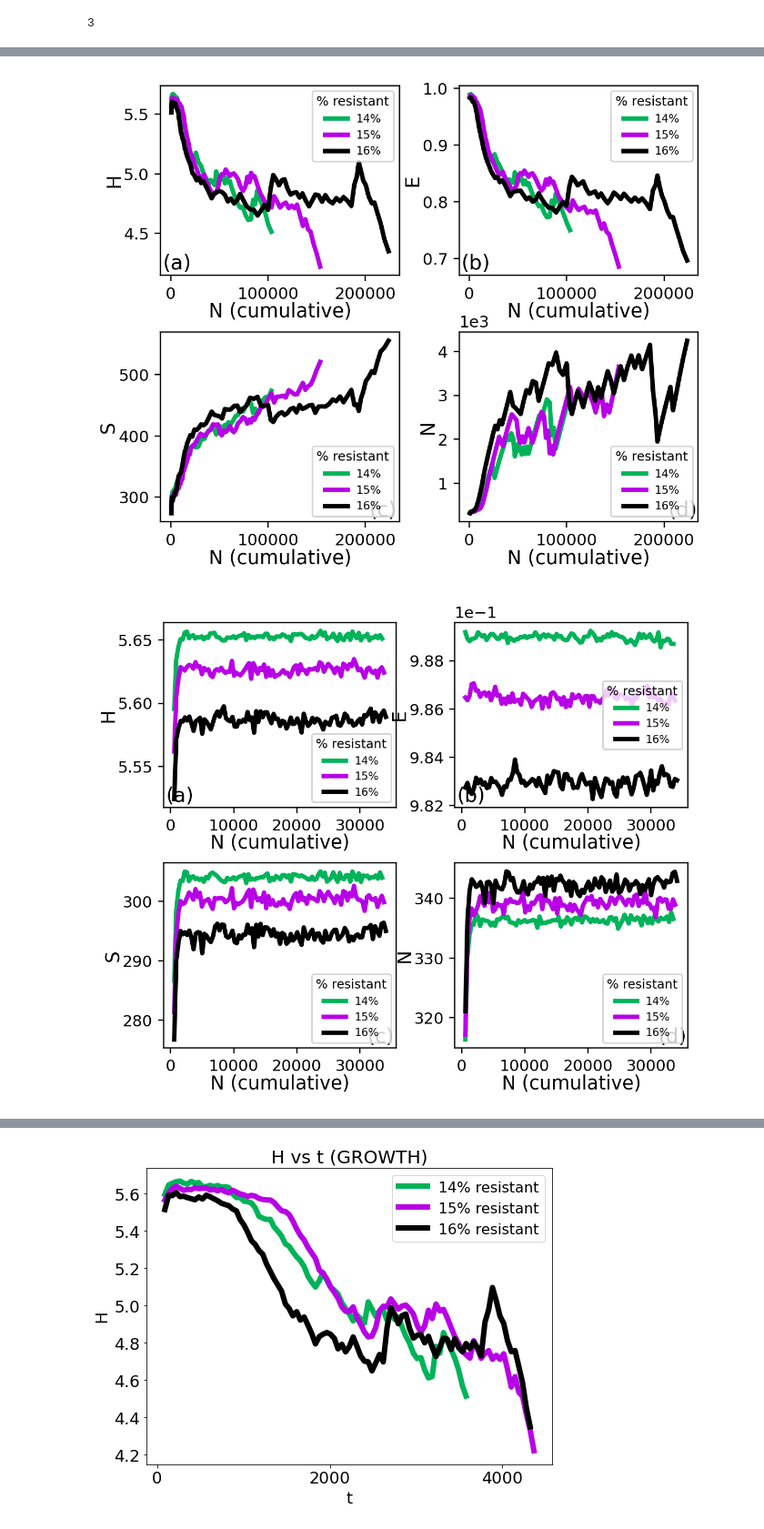
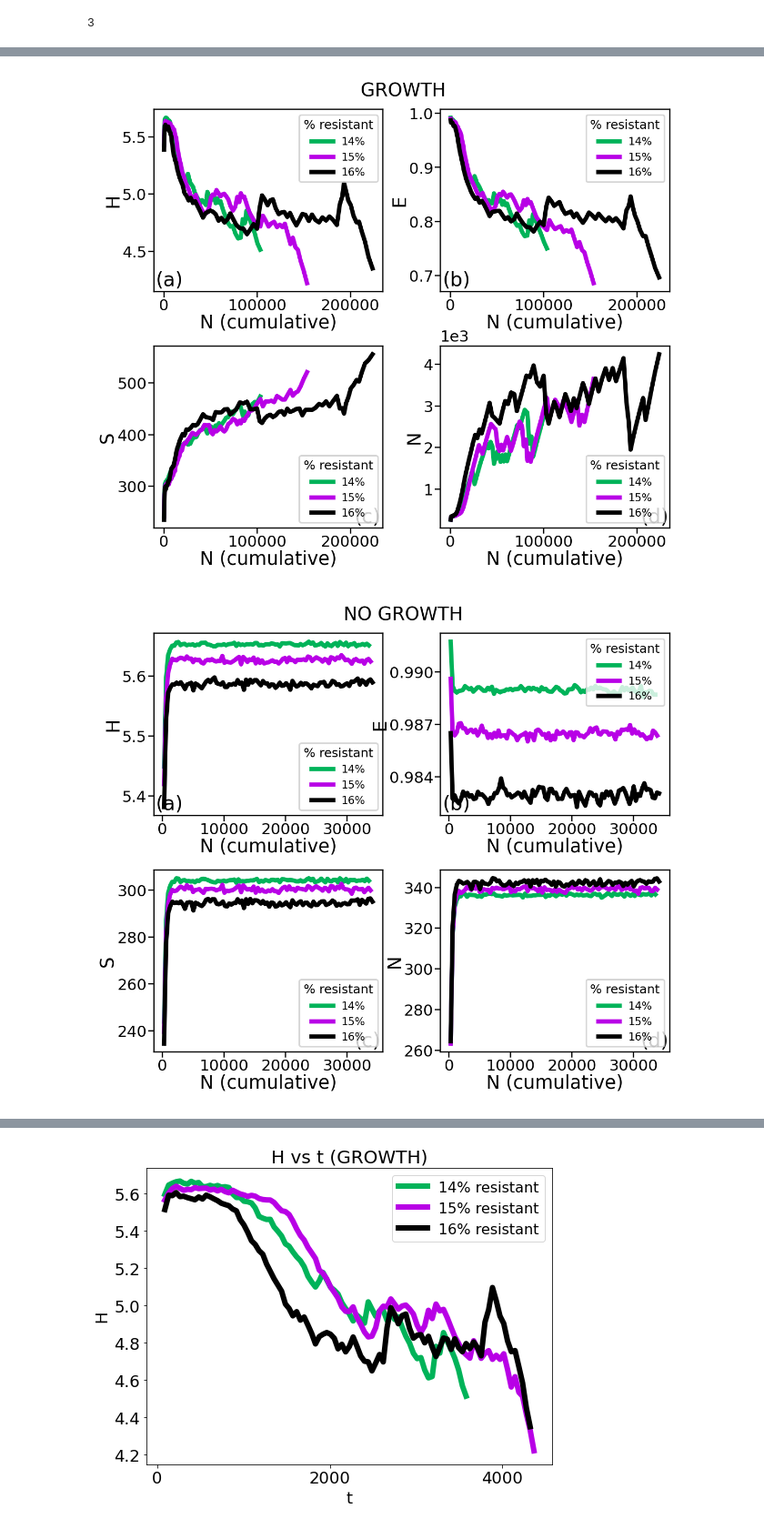
Before and after one commit to patricksinclair/multispecies_postprocessing, a Jupyter notebook: geno_distbs/varying_susceps/multispecies_shannon_plotter.ipynb, the cells around one changed output, grey strips where cells are left out. Shown at 91% size. Drawn from its saved outputs; the diff is of its cells as text; code cells hidden in the pictures.

```diff
--- a/geno_distbs/varying_susceps/multispecies_shannon_plotter.ipynb
+++ b/geno_distbs/varying_susceps/multispecies_shannon_plotter.ipynb
@@ -584,6 +684,8 @@ shannon_data_dict_list_GROWTH = [pc_res_14_shannon_data_GROWTH, pc_res_15_shanno
 shannon_data_dict_list_NOGROWTH = [pc_res_14_shannon_data_NOGROWTH, pc_res_15_shannon_data_NOGROWTH, pc_res_16_shannon_data_NOGROWTH]
 
 shannon_data_dict_list_GROWTH_EDGE = [pc_res_14_shannon_data_GROWTH_EDGE, pc_res_15_shannon_data_GROWTH_EDGE, pc_res_16_shannon_data_GROWTH_EDGE]
+
+shannon_data_dict_list_GROWTH_CORE = [pc_res_14_shannon_data_GROWTH_CORE, pc_res_15_shannon_data_GROWTH_CORE, pc_res_16_shannon_data_GROWTH_CORE]
 
 
 #for each of these lists, each element is the processed data for a different pc_res: i 0 = 14%, i 1 = 15% etc
@@ -595,6 +697,8 @@ print(len(t_list_GROWTH))
 t_list_NOGROWTH, nBac_list_NOGROWTH, H_list_NOGROWTH, E_list_NOGROWTH, S_list_NOGROWTH = getAverageAndCollateShannonDataIntoLists(shannon_data_dict_list_NOGROWTH)
 
 t_list_GROWTH_EDGE, nBac_list_GROWTH_EDGE, H_list_GROWTH_EDGE, E_list_GROWTH_EDGE, S_list_GROWTH_EDGE = getAverageAndCollateShannonDataIntoLists(shannon_data_dict_list_GROWTH_EDGE)
+
+t_list_GROWTH_CORE, nBac_list_GROWTH_CORE, H_list_GROWTH_CORE, E_list_GROWTH_CORE, S_list_GROWTH_CORE = getAverageAndCollateShannonDataIntoLists(shannon_data_dict_list_GROWTH_CORE)
 # %% [output]
 3
 # %%
@@ -653,7 +757,7 @@ def plotPhaseComparisons(x_data_list, y_data_list, pc_res_vals, x_label, y_label
     #plt.savefig("shannon_calc_plots/"+filename, bbox_inches="tight")
     plt.show()
 # %%
-def plotPhaseComparisons2x2(x_data_list, y_data_list, x_label, y_label_list, title_list, filename):
+def plotPhaseComparisons2x2(x_data_list, y_data_list, x_label, y_label_list, title_list, sup_title, filename):
     '''
     method to create a 2x2 plot of the shannon data plots
     y_data_list is a list containing the shannon data arrays H, E, S, N
@@ -682,11 +786,14 @@ def plotPhaseComparisons2x2(x_data_list, y_data_list, x_label, y_label_list, tit
 
         for x_data, y_data, colour_val, pc_res_val in zip(x_data_list, y_data_sublist, colour_list, pc_res_vals):
 
-            ax.plot(x_data[2:], y_data[2:], label=str(pc_res_val)+"%", lw=line_width, color=colour_val)
+            ax.plot(x_data[1:], y_data[1:], label=str(pc_res_val)+"%", lw=line_width, color=colour_val)
 
         ax.set_xlabel(x_label, fontsize=labelSize, labelpad=0.1)
         ax.set_ylabel(y_label, fontsize=labelSize, labelpad=0.1)
-        ax.ticklabel_format(axis='y', style='sci', scilimits=(0,3))
+        if i == 3: ax.ticklabel_format(axis='y', style='sci', scilimits=(0,3))
+        ax.tick_params(axis='both', which='major', pad=1)
+
+        if i == 1: ax.yaxis.set_major_locator(plt.MaxNLocator(4))
         #ax.title(title, fontsize=titleSize)
         #plt.semilogy()
         #ax.set_xticks(fontsize=numbersize)
@@ -694,11 +801,14 @@ def plotPhaseComparisons2x2(x_data_list, y_data_list, x_label, y_label_list, tit
         plt.rcParams['legend.title_fontsize'] = '8'
         ax.legend(fontsize=7, title="% resistant")
 
+
+
         if i < 2 : ax.text(0.01, 0.03, "("+letter+")", transform=ax.transAxes, fontsize=12.8)
         else: ax.text(0.875, 0.03, "("+letter+")", transform=ax.transAxes, fontsize=12.8)
 
         i += 1
     plt.subplots_adjust(wspace=0.25, hspace=0.3)
+    fig.suptitle(sup_title, y=0.93)
 
     plt.savefig("shannon_calc_plots/"+filename+".pdf", bbox_inches='tight')
     plt.show()
@@ -708,4 +818,5 @@ title_list = ["1", "2", "3", "4"]
 shannon_yData_GROWTH = [H_list_GROWTH, E_list_GROWTH, S_list_GROWTH, nBac_list_GROWTH]
 shannon_yData_NOGROWTH = [H_list_NOGROWTH, E_list_NOGROWTH, S_list_NOGROWTH, nBac_list_NOGROWTH]
 shannon_yData_GROWTH_EDGE = [H_list_GROWTH_EDGE, E_list_GROWTH_EDGE, S_list_GROWTH_EDGE, nBac_list_GROWTH_EDGE]
+shannon_yData_GROWTH_CORE = [H_list_GROWTH_CORE, E_list_GROWTH_CORE, S_list_GROWTH_CORE, nBac_list_GROWTH_CORE]
 # %%
@@ -727,11 +842,13 @@ plotPhaseComparisons2x2(nBac_list_GROWTH_EDGE, shannon_yData_GROWTH_EDGE, "N", y
 # %%
 N_x_list_GROWTH = [np.cumsum(np.array(nBac)) for nBac in nBac_list_GROWTH]
 N_x_list_NOGROWTH = [np.cumsum(np.array(nBac)) for nBac in nBac_list_NOGROWTH]
 N_x_list_GROWTH_EDGE = [np.cumsum(np.array(nBac)) for nBac in nBac_list_GROWTH_EDGE]
+N_x_list_GROWTH_CORE = [np.cumsum(np.array(nBac)) for nBac in nBac_list_GROWTH_CORE]
 
-plotPhaseComparisons2x2(N_x_list_GROWTH, shannon_yData_GROWTH, "N (cumulative)", y_label_list, title_list, "2x2_shannonData_vs_N_cumulative_GROWTH")
-plotPhaseComparisons2x2(N_x_list_NOGROWTH, shannon_yData_NOGROWTH, "N (cumulative)", y_label_list, title_list, "2x2_shannonData_vs_N_cumulative_NOGROWTH")
-plotPhaseComparisons2x2(N_x_list_GROWTH_EDGE, shannon_yData_GROWTH_EDGE, "N (cumulative)", y_label_list, title_list, "2x2_shannonData_vs_N_cumulative_GROWTH_EDGE")
+plotPhaseComparisons2x2(N_x_list_GROWTH, shannon_yData_GROWTH, "N (cumulative)", y_label_list, title_list, "GROWTH", "2x2_shannonData_vs_N_cumulative_GROWTH")
+plotPhaseComparisons2x2(N_x_list_NOGROWTH, shannon_yData_NOGROWTH, "N (cumulative)", y_label_list, title_list, "NO GROWTH", "2x2_shannonData_vs_N_cumulative_NOGROWTH")
+plotPhaseComparisons2x2(N_x_list_GROWTH_EDGE, shannon_yData_GROWTH_EDGE, "N (cumulative)", y_label_list, title_list, "GROWTH EDGE", "2x2_shannonData_vs_N_cumulative_GROWTH_EDGE")
+plotPhaseComparisons2x2(N_x_list_GROWTH_CORE, shannon_yData_GROWTH_CORE, "N (cumulative)", y_label_list, title_list, "GROWTH CORE", "2x2_shannonData_vs_N_cumulative_GROWTH_CORE")
 # %% [output]
-[figure, old version]
+[figure, new version]
-[figure, old version]
+[figure, new version]
```
Also changed, not shown: parts of 9 cells of this notebook, 2 other files.
